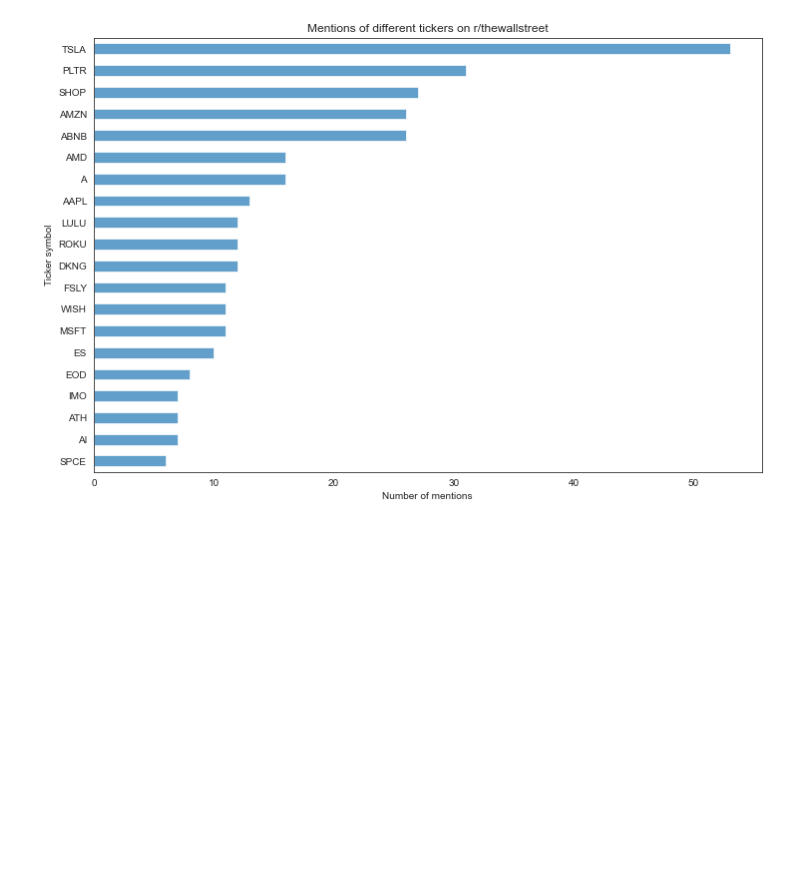
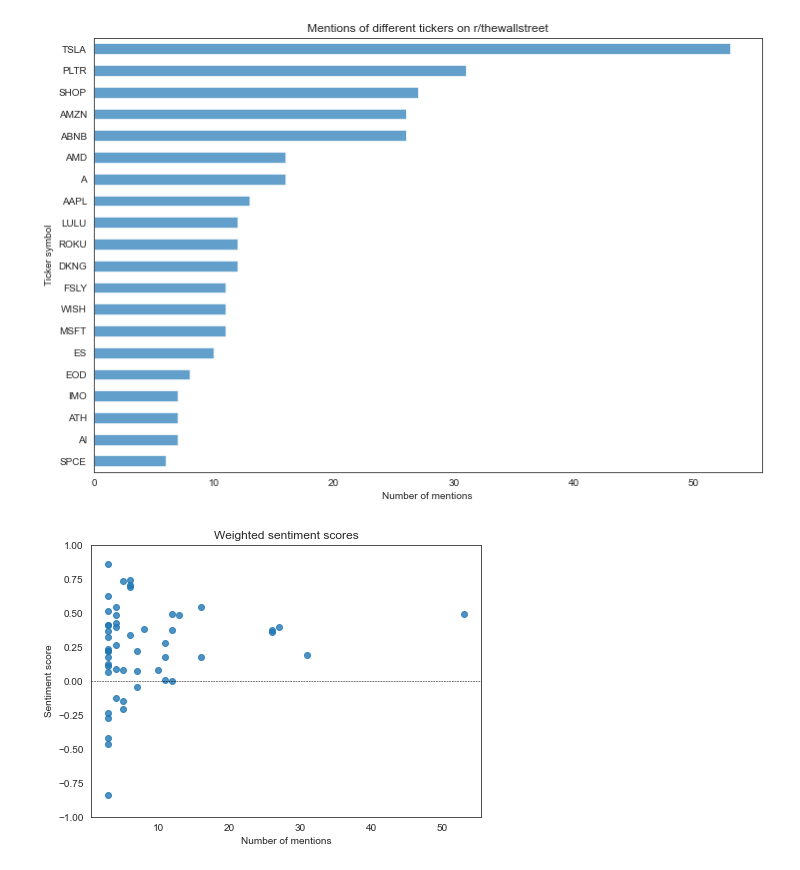
Before and after one commit to arnavprasad7/reddit-stocks, a Jupyter notebook: stocks.ipynb, the cells around one changed output. Cells and saved outputs as stored; diff of their text form; code cells hidden in the pictures; blank space fills up the shorter version.

Commit message:
With sentiment analysis

```diff
--- a/stocks.ipynb
+++ b/stocks.ipynb
@@ -31,6 +32,8 @@ title_conditions = ["Daily", "Nightly", "Post Market"]
 
 posts = utils.get_posts(reddit, "thewallstreet", limit=20, title_conditions=title_conditions)
 # %%
+#Arrange comments by tickers
+
 tickers = {}
 
 for post in posts:
@@ -39,25 +42,44 @@ for post in posts:
         body = comment.body
         body_words = word_tokenize(body)
 
+        up = comment.score #upvotes
+        polarity = utils.getPolarity(body)
+
+        weighted_sentiment = up*polarity
+
         for symbol in stocks.index:
             if symbol in body_words:
 
                 if symbol in tickers.keys():
                     tickers[symbol]["comments"].append(body)
                     tickers[symbol]["num_comments"] += 1
+                    tickers[symbol]["p_list"].append(weighted_sentiment)
+
                 else:
-                    tickers[symbol] = {"num_comments": 1, "comments": [body]}
+                    tickers[symbol] = {"num_comments": 1, "comments": [body], "p_list": [weighted_sentiment], "sentiment_score": None}
+
+for symbol in tickers.keys():
+
+    p_list = tickers[symbol]["p_list"]
+
+    s = np.mean(p_list)
+
+    tickers[symbol]["sentiment_score"] = utils.sentiment_score(s)
 # %%
 symbols = []
 num_comments = []
+polarity = []
+last_sale = []
 
 for k, v in tickers.items():
 
     if v["num_comments"] > 2:
         symbols.append(k)
         num_comments.append(v["num_comments"])
+        polarity.append(v["sentiment_score"])
+        last_sale.append(stocks.loc[k]["Last Sale"])
 
-num_df = pd.DataFrame({"Symbol": symbols, "num_comments": num_comments})
+num_df = pd.DataFrame({"Symbol": symbols, "num_comments": num_comments, "sentiment_score": polarity, "last_sale": last_sale})
 
 num_df.sort_values("num_comments", ascending=False, inplace=True)
 # %%
@@ -74,3 +96,18 @@ plt.xlabel("Number of mentions")
 plt.savefig(f"{save_loc}/mentions.jpg", dpi=300)
 # %% [output]
 [figure]
+# %%
+plt.figure(figsize=(7, 5))
+
+plt.title("Weighted sentiment scores")
+
+
+plt.axhline(y=0, alpha=1, linewidth=0.5, linestyle="--", color="k")
+plt.scatter(num_df["num_comments"], num_df["sentiment_score"], alpha=0.8)
+plt.ylabel("Sentiment score")
+plt.xlabel("Number of mentions")
+plt.ylim(-1, 1)
+
+plt.savefig(f"{save_loc}/sentiment.jpg", dpi=300)
+# %% [output]
+[figure, added]
```
Also changed, not shown: parts of 1 cell of this notebook, 2 other files.
